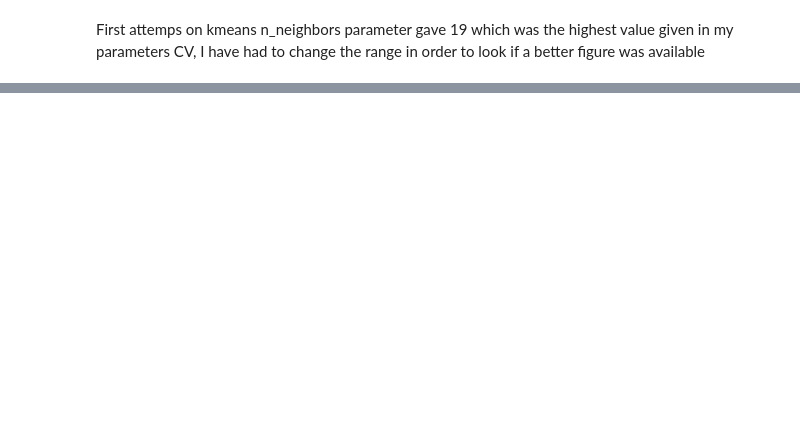
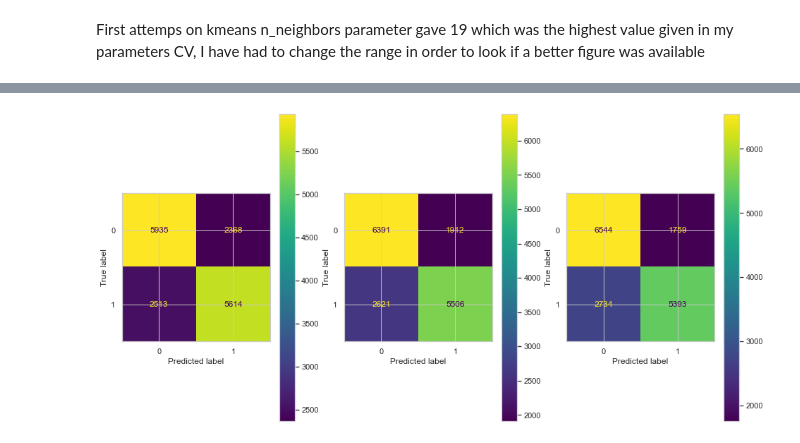
Before and after one commit to Lelelass/Machine-learning-Lassarade, a Jupyter notebook: labb_1/2-0-0.ipynb, the cells around one changed output, grey strips where cells are left out. Saved outputs shown, nothing was run; the diff lists cells and outputs as text; code cells hidden in the pictures; blank space fills up the shorter version.

Commit message:
plot of cthree confusion matrices on 1st dataframe's data

```diff
--- a/labb_1/2-0-0.ipynb
+++ b/labb_1/2-0-0.ipynb
@@ -381,0 +372,10 @@ from sklearn.metrics import classification_report, confusion_matrix, ConfusionMa
+# %%
+from sklearn.metrics import classification_report, confusion_matrix, ConfusionMatrixDisplay
+
+y_pred_tned_1 = classifier_RF.predict(X1_val)
+#y_pred_tned_2 = classifier_RF.predict(X2_test)
+
+print(classification_report(y1_val, y_pred_tned_1))
+#print(classification_report(y2_test, y_pred_tned_2))
+
+cm1 = confusion_matrix(y1_val, y_pred_tned_1)
@@ -381,0 +391,14 @@ from sklearn.metrics import classification_report, confusion_matrix, ConfusionMa
+# %%
+y_pred_tned_1 = classifier_KNN.predict(X1_val)
+cm2 = confusion_matrix(y1_val, y_pred_tned_1)
+# %%
+y_pred_tned_1 = classifier_logistic.predict(X1_val)
+cm3 = confusion_matrix(y1_val, y_pred_tned_1)
+# %%
+cms =  [cm1, cm2, cm3]
+fig, axs = plt.subplots(1,len(cms), figsize =(16,8))
+
+for i, cm in enumerate(cms) :
+    ConfusionMatrixDisplay(cm).plot(ax = axs[i])
+# %% [output]
+[figure, added]
```
Also changed, not shown: parts of 3 cells of this notebook.
